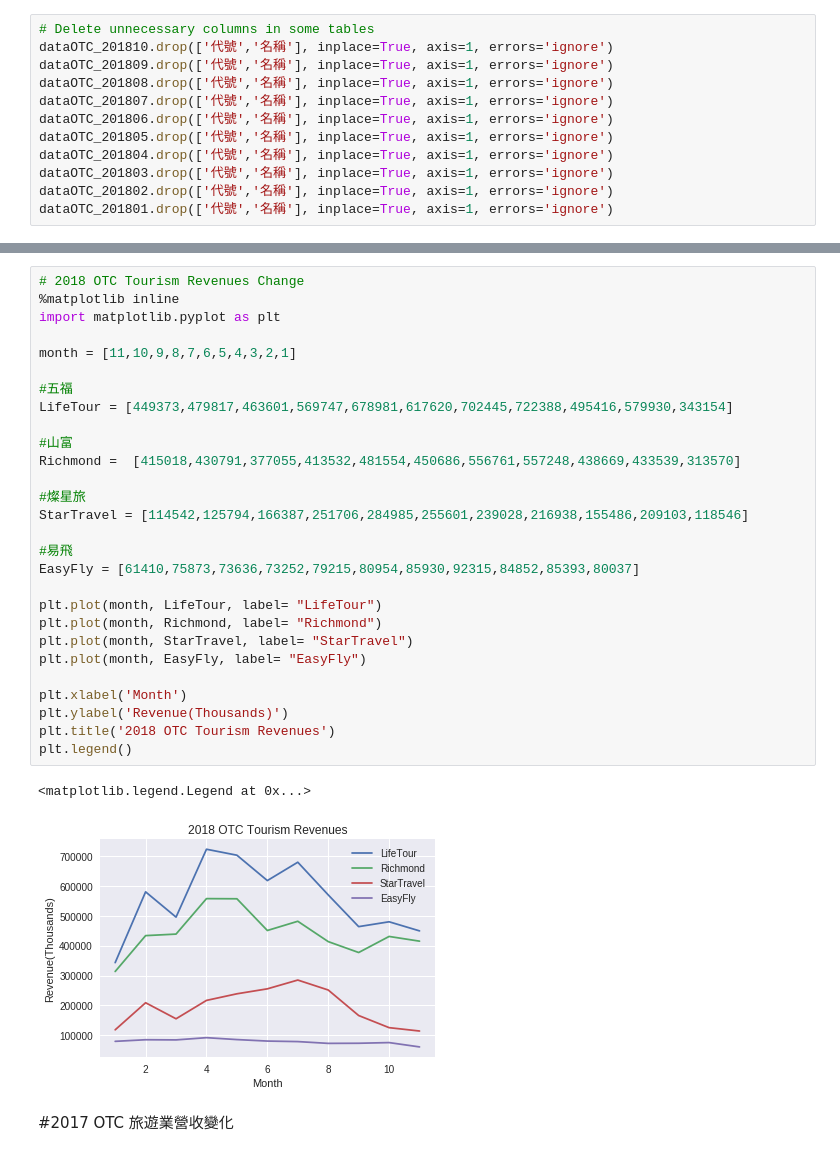
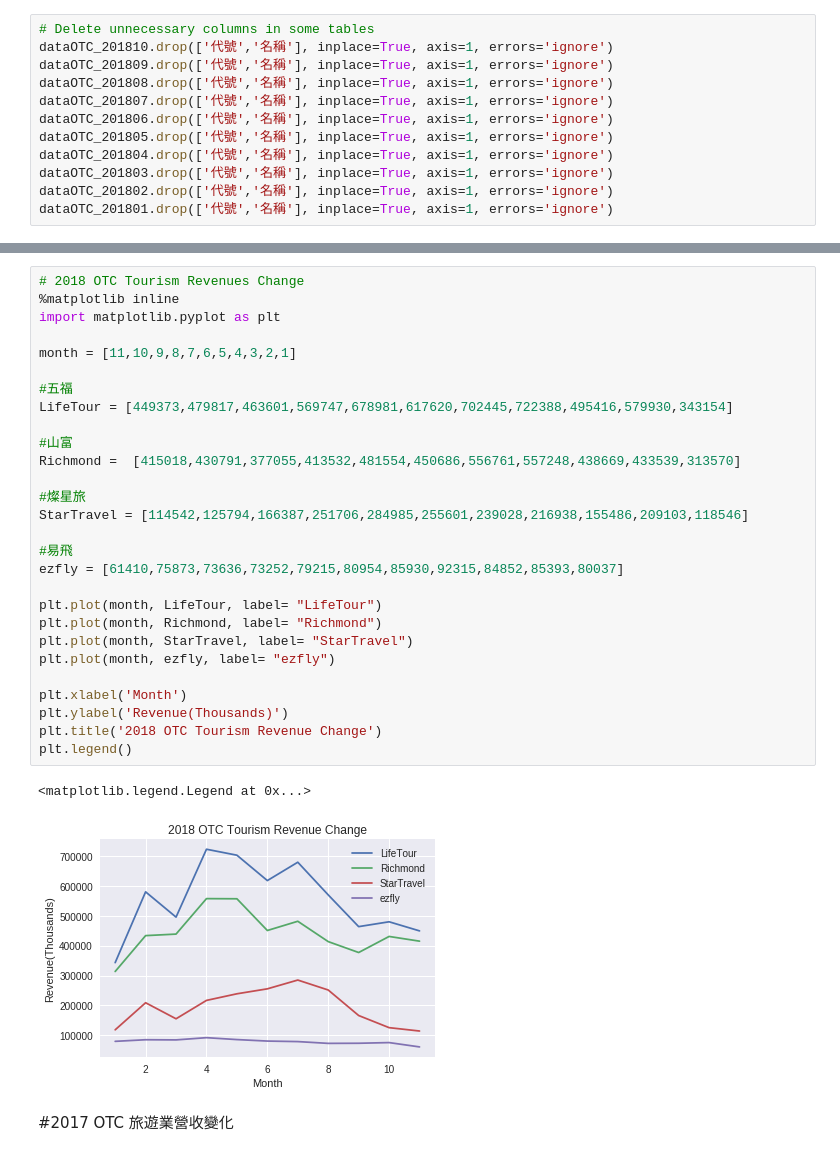
Before and after one commit to cwcheng0/LionTravel, a Jupyter notebook: TaiwanTourismMonthly.ipynb, the cells around one changed output, grey strips where cells are left out. Cells and saved outputs as stored; diff of their text form.

```diff
--- a/TaiwanTourismMonthly.ipynb
+++ b/TaiwanTourismMonthly.ipynb
@@ -1006,34 +1006,34 @@ dfOTC
 # %%
 # 2018 OTC Tourism Revenues Change
 %matplotlib inline
 import matplotlib.pyplot as plt
 
 month = [11,10,9,8,7,6,5,4,3,2,1]
 
 #五福
 LifeTour = [449373,479817,463601,569747,678981,617620,702445,722388,495416,579930,343154]
 
 #山富
 Richmond =  [415018,430791,377055,413532,481554,450686,556761,557248,438669,433539,313570]
 
 #燦星旅
 StarTravel = [114542,125794,166387,251706,284985,255601,239028,216938,155486,209103,118546]
 
 #易飛
-EasyFly = [61410,75873,73636,73252,79215,80954,85930,92315,84852,85393,80037]
+ezfly = [61410,75873,73636,73252,79215,80954,85930,92315,84852,85393,80037]
 
 plt.plot(month, LifeTour, label= "LifeTour")
 plt.plot(month, Richmond, label= "Richmond")
 plt.plot(month, StarTravel, label= "StarTravel")
-plt.plot(month, EasyFly, label= "EasyFly")
+plt.plot(month, ezfly, label= "ezfly")
 
 plt.xlabel('Month')
 plt.ylabel('Revenue(Thousands)')
-plt.title('2018 OTC Tourism Revenues')
+plt.title('2018 OTC Tourism Revenue Change')
 plt.legend()
 # %% [output]
 <matplotlib.legend.Legend at 0x...>
-[figure, old version]
+[figure, new version]
 # %% [markdown]
 #2017 OTC 旅遊業營收變化
 # %%
```
Also changed, not shown: parts of 13 cells of this notebook.
